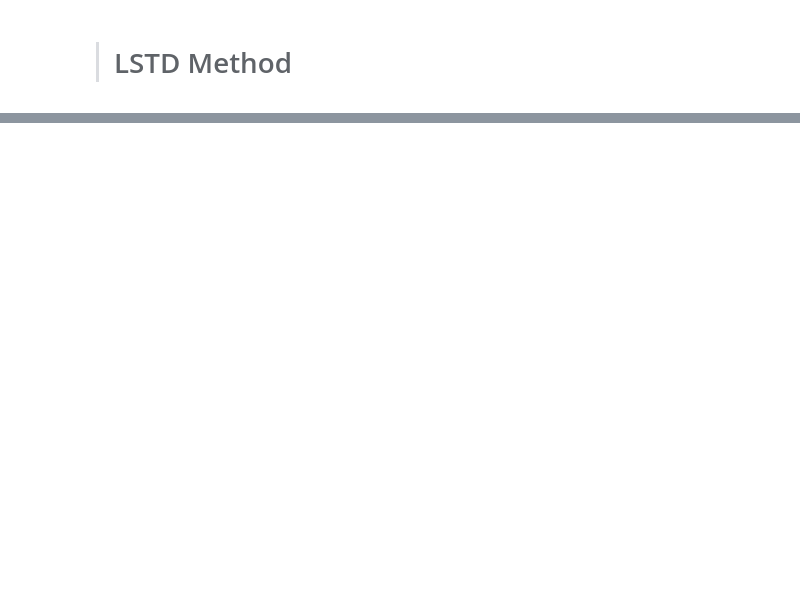
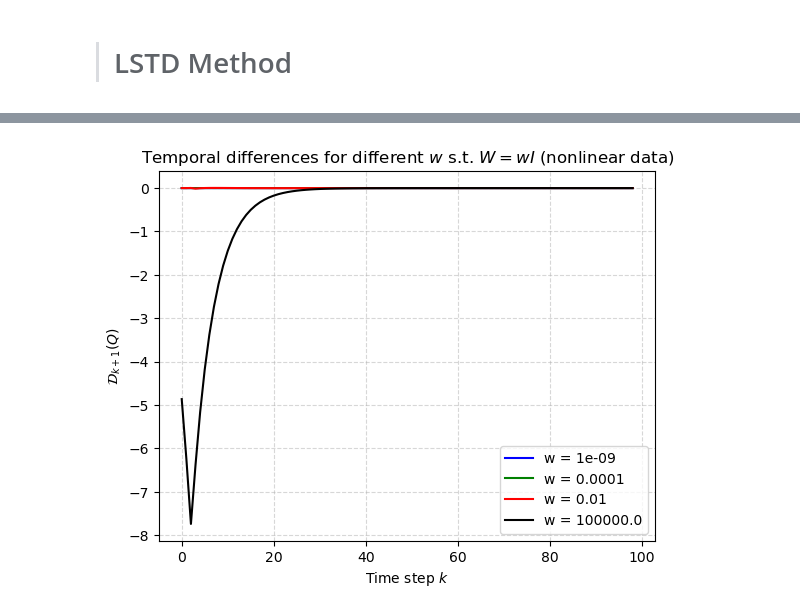
Before and after one commit to TheoHanon/Stochastic-Optimal-Control, a Jupyter notebook: Part III/partIII.ipynb, the cells around one changed output, grey strips where cells are left out. Saved outputs shown, nothing was run; the diff lists cells and outputs as text; code cells hidden in the pictures; blank space fills up the shorter version.

```diff
--- a/Part III/partIII.ipynb
+++ b/Part III/partIII.ipynb
@@ -280,0 +248,31 @@ Costs LQR: 1.6672594432027763
+# %%
+n_step = 100
+x0 = [0, 2, 2, 2, 5]
+data_nonlinear = simulate_nl_model(x0, LQR_policy, n_step, with_noise=False)
+
+val_W = np.array([1e-9,1e-4,1e-2, 1e5])
+temporal_differences = np.zeros((len(val_W), n_step-1))
+theta_lstd_nl_arr = np.zeros((len(val_W), 27))
+
+for i in range(len(val_W)):
+    W = np.eye(27) * val_W[i]
+    theta_lstd_nl = perform_lstd(LQR_policy, cost, generate_psi_quadratic, W, data=data_nonlinear, d=27)
+    theta_lstd_nl_arr[i] = theta_lstd_nl
+    for j in range(n_step-1):
+        x = data_nonlinear[0][:, j]
+        u = data_nonlinear[1][:, j]
+        x_next = data_nonlinear[0][:, j+1]
+
+        temporal_differences[i,j] = cost(x, u) + Q_lstd(x_next, LQR_policy(x_next), theta_lstd_nl) - Q_lstd(x, u[0], theta_lstd_nl)
+
+colors = ['b', 'g', 'r', 'black']
+for i in range(len(val_W)):
+    plt.plot(temporal_differences[i], color=colors[i], label='w = ' + str(val_W[i]))
+plt.legend()
+plt.xlabel('Time step $k$')
+plt.ylabel('$\\mathcal{D}_{k+1}(Q)$')
+plt.title('Temporal differences for different $w$ s.t. $W=wI$ (nonlinear data)')
+plt.grid(linestyle='--', alpha = 0.5)
+plt.show()
+# %% [output]
+[figure, added]
```
Also changed, not shown: parts of 31 cells of this notebook, 2 other files.
